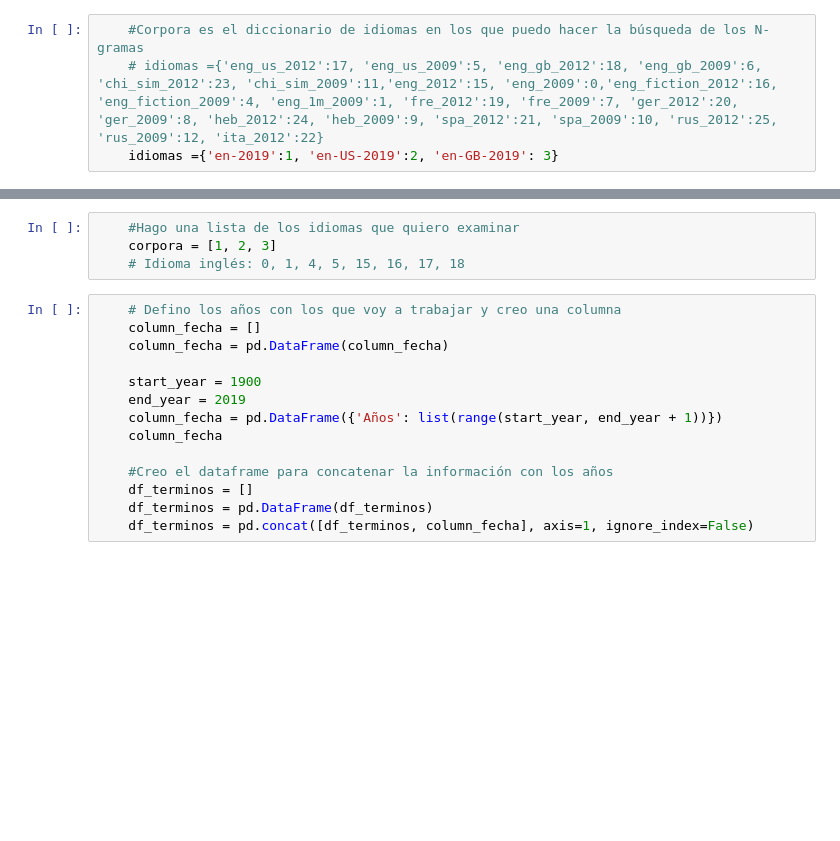
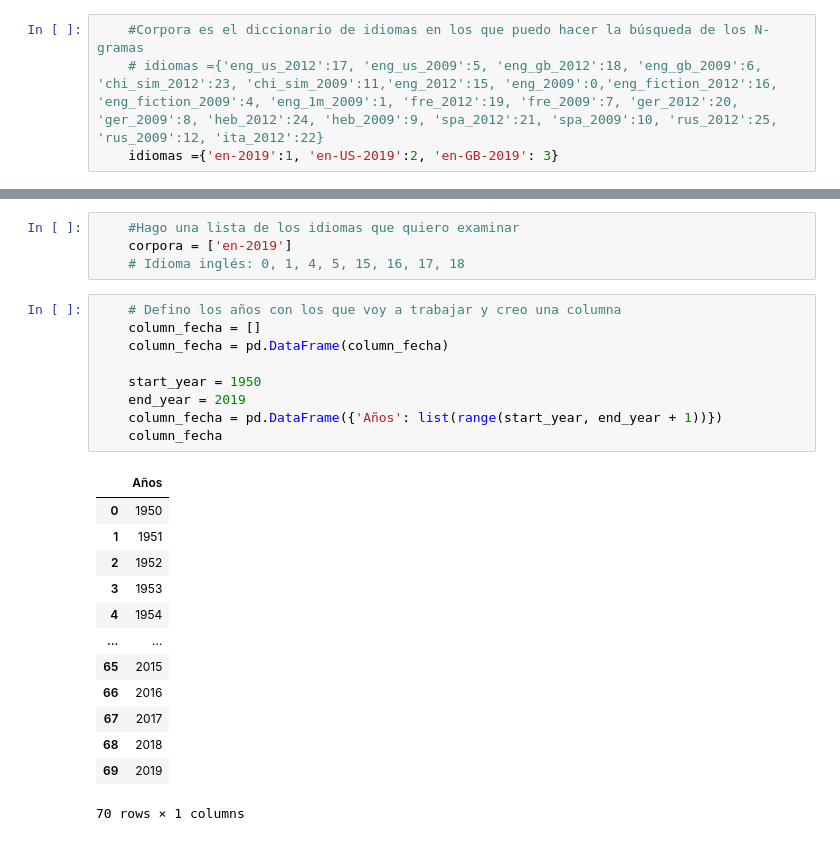
Before and after one commit to sara-caicedo/Ngrams, a Jupyter notebook: GetNgrams.ipynb, the cells around one changed output, grey strips where cells are left out. Drawn from its saved outputs; the diff is of its cells as text; blank space fills up the shorter version.

```diff
--- a/GetNgrams.ipynb
+++ b/GetNgrams.ipynb
@@ -61,19 +115,28 @@ def runQuery(query, start_year=1850,
 # %%
     #Hago una lista de los idiomas que quiero examinar
-    corpora = [1, 2, 3]
+    corpora = ['en-2019']
     # Idioma inglés: 0, 1, 4, 5, 15, 16, 17, 18
 # %%
     # Defino los años con los que voy a trabajar y creo una columna
     column_fecha = []
     column_fecha = pd.DataFrame(column_fecha)
 
-    start_year = 1900
+    start_year = 1950
     end_year = 2019
     column_fecha = pd.DataFrame({'Años': list(range(start_year, end_year + 1))})
     column_fecha
-
-    #Creo el dataframe para concatenar la información con los años
-    df_terminos = []
-    df_terminos = pd.DataFrame(df_terminos)
-    df_terminos = pd.concat([df_terminos, column_fecha], axis=1, ignore_index=False)
+# %% [output]
+|  | Años |
+| 0 | 1950 |
+| 1 | 1951 |
+| 2 | 1952 |
+| 3 | 1953 |
+| 4 | 1954 |
+| ... | ... |
+| 65 | 2015 |
+| 66 | 2016 |
+| 67 | 2017 |
+| 68 | 2018 |
+| 69 | 2019 |
+70 rows × 1 columns
 # %%
```
Also changed, not shown: parts of 21 cells of this notebook, 1 other file.
